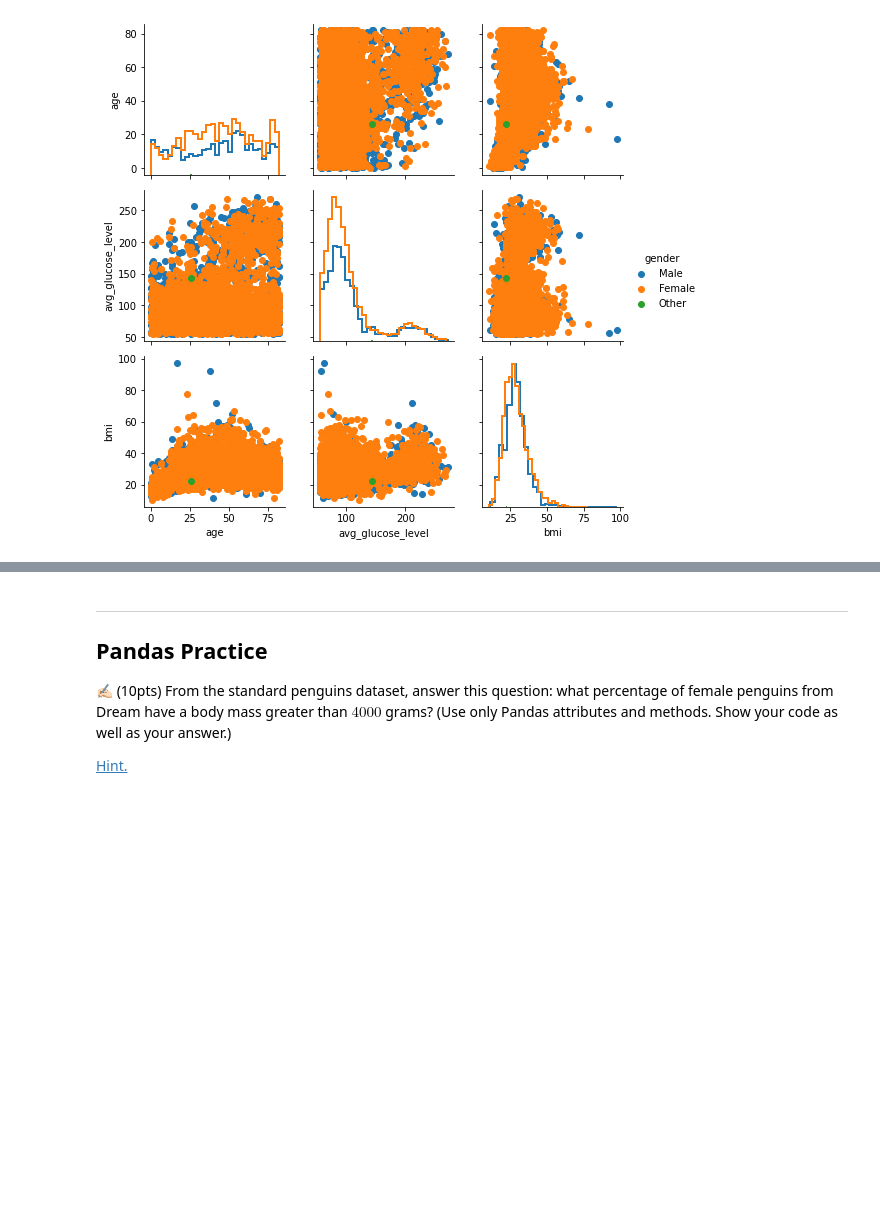
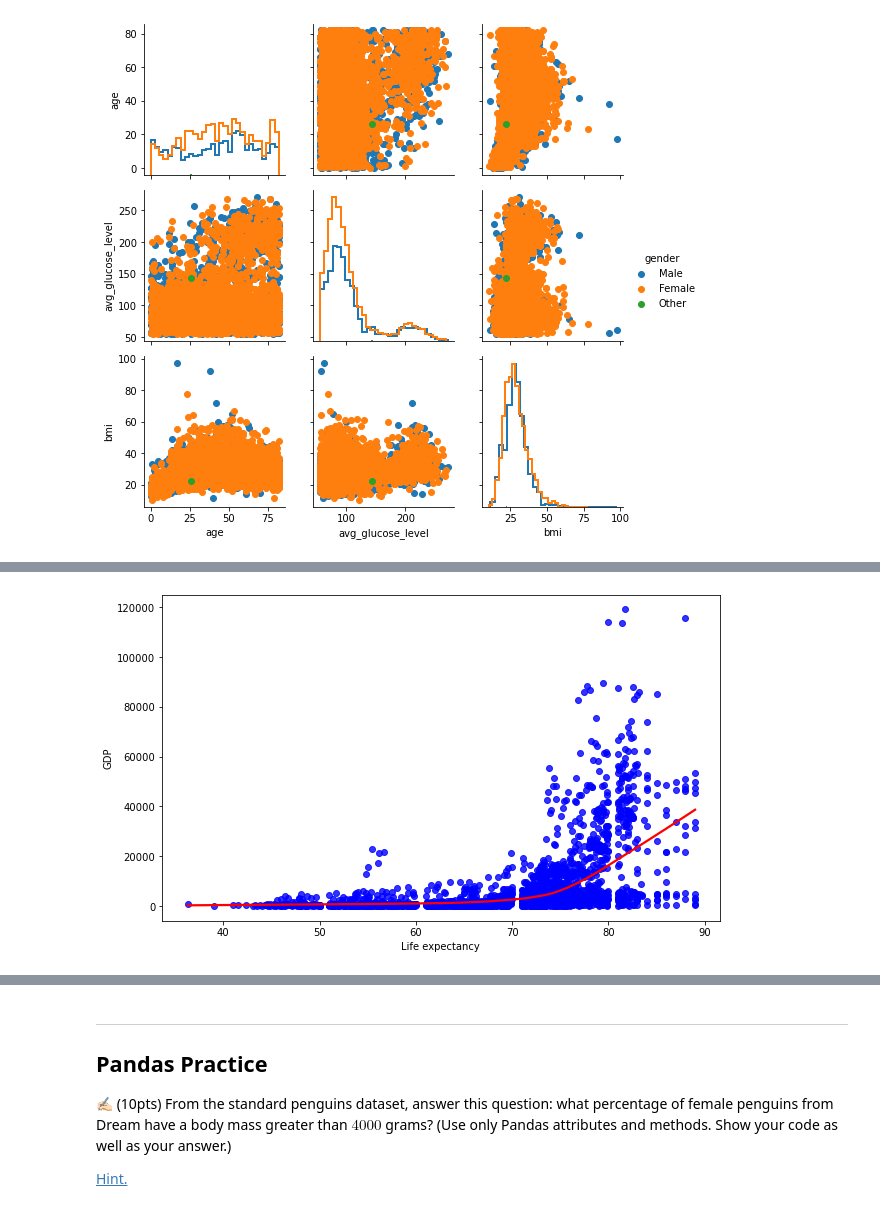
Before and after one commit to faisalece/cmse830, a Jupyter notebook: HW/HW_3.ipynb, the cells around one changed output, grey strips where cells are left out. Cells and saved outputs as stored; diff of their text form; code cells hidden in the pictures; blank space fills up the shorter version.

```diff
--- a/HW/HW_3.ipynb
+++ b/HW/HW_3.ipynb
@@ -323,0 +419,6 @@ g = g.add_legend()
+# %%
+plt.figure(figsize=(10, 6))
+sns.regplot(data=df_3, x=df_3.columns[3], y=df_3.columns[16], lowess=True, scatter_kws={'color': 'blue'}, line_kws={'color': 'red'})
+plt.show()
+# %% [output]
+[figure, added]
```
Also changed, not shown: parts of 15 cells of this notebook.
